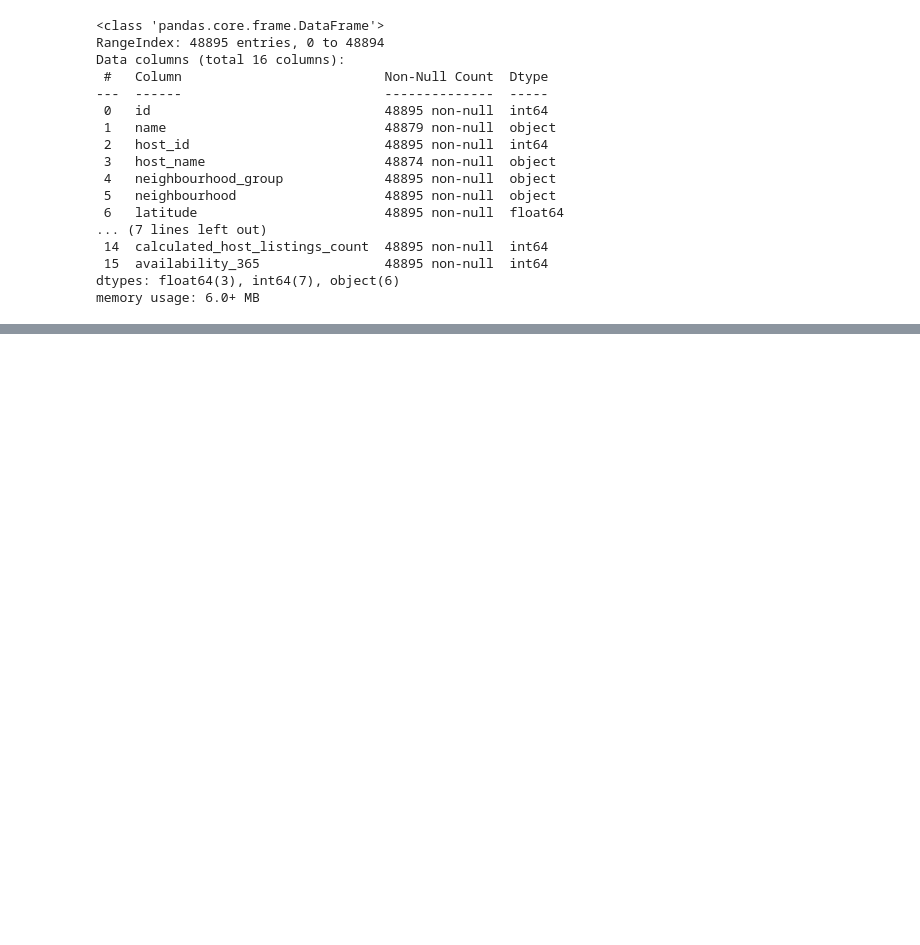
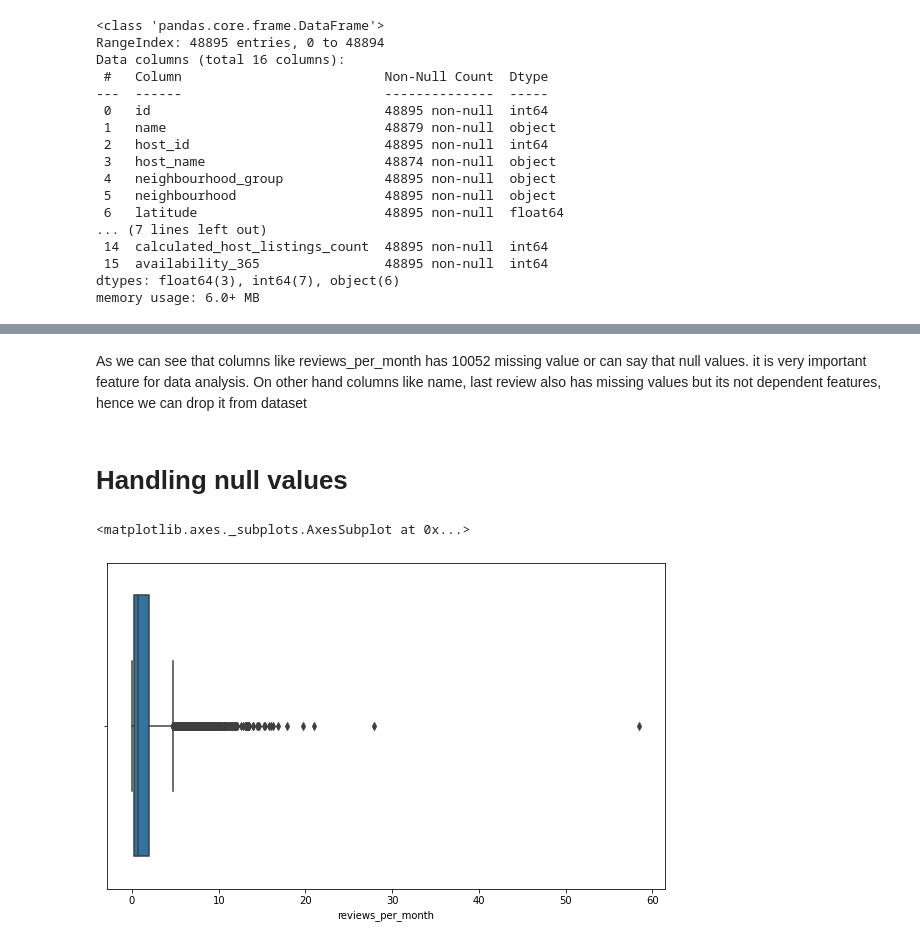
Before and after one commit to AkashSalmuthe/Airbnb-Bookings-Analysis---Akash-Salmuthe, a Jupyter notebook: Airbnb_Bookings_Analysis_Capstone_Project.ipynb, the cells around one changed output, grey strips where cells are left out. Drawn from its saved outputs; the diff is of its cells as text; code cells hidden in the pictures; blank space fills up the shorter version.

Commit message:
handling missing/Null values

```diff
--- a/Airbnb_Bookings_Analysis_Capstone_Project.ipynb
+++ b/Airbnb_Bookings_Analysis_Capstone_Project.ipynb
@@ -63,0 +124,11 @@ df.duplicated().sum()
+# %% [markdown]
+
+As we can see that columns like reviews_per_month has 10052 missing value or can say that null values. it is very important feature for data analysis. On other hand columns like name, last review also has missing values but its not dependent features, hence we can drop it from dataset
+# %% [markdown]
+# **Handling null values**
+# %%
+fig, ax = plt.subplots(figsize=(10,6))
+sns.boxplot(df.reviews_per_month )
+# %% [output]
+<matplotlib.axes._subplots.AxesSubplot at 0x...>
+[figure, added]
```
Also changed, not shown: parts of 13 cells of this notebook.
